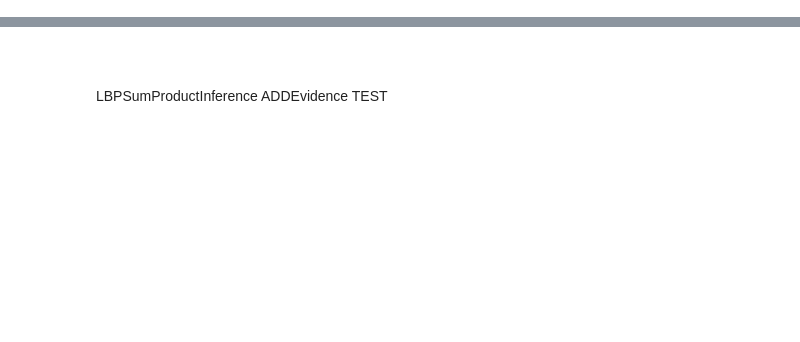
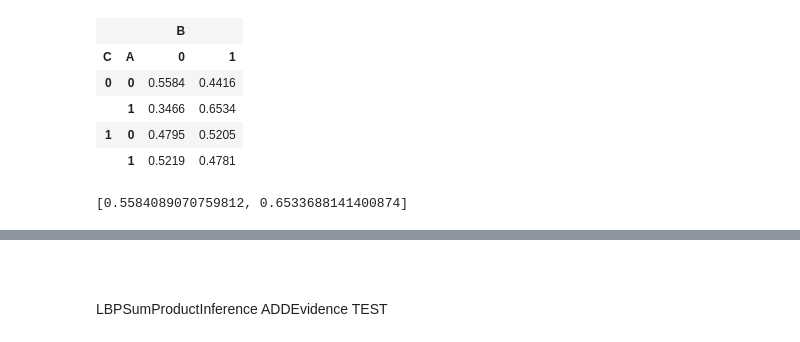
Before and after one commit to Qdake/Decision-making-under-uncertainty, a Jupyter notebook: rapport.ipynb, the cells around one changed output, grey strips where cells are left out. Drawn from its saved outputs; the diff is of its cells as text; code cells hidden in the pictures; blank space fills up the shorter version.

```diff
--- a/rapport.ipynb
+++ b/rapport.ipynb
@@ -10,11 +12,20 @@ from projet_madi import *
 # %%
 %reload_ext autoreload
 %autoreload 2
 bn=gum.fastBN("A->B<-C->D->E<-B")
 bn.eraseArc("D","E")
 gnb.showBN(bn)
+gnb.showPotential(bn.cpt("B"))
+[max(bn.cpt("B")[{"B":0}].flatten()),max(bn.cpt("B")[{"B":1}].flatten())]
 # %% [output]
 [drawing not drawn]
+|  |  | B |  |
+| C | A | 0 | 1 |
+| 0 | 0 | 0.5584 | 0.4416 |
+|  | 1 | 0.3466 | 0.6534 |
+| 1 | 0 | 0.4795 | 0.5205 |
+|  | 1 | 0.5219 | 0.4781 |
+[0.5584089070759812, 0.6533688141400874]
 # %%
 %reload_ext autoreload
 %autoreload 2
```
Also changed, not shown: parts of 16 cells of this notebook, 1 other file.
